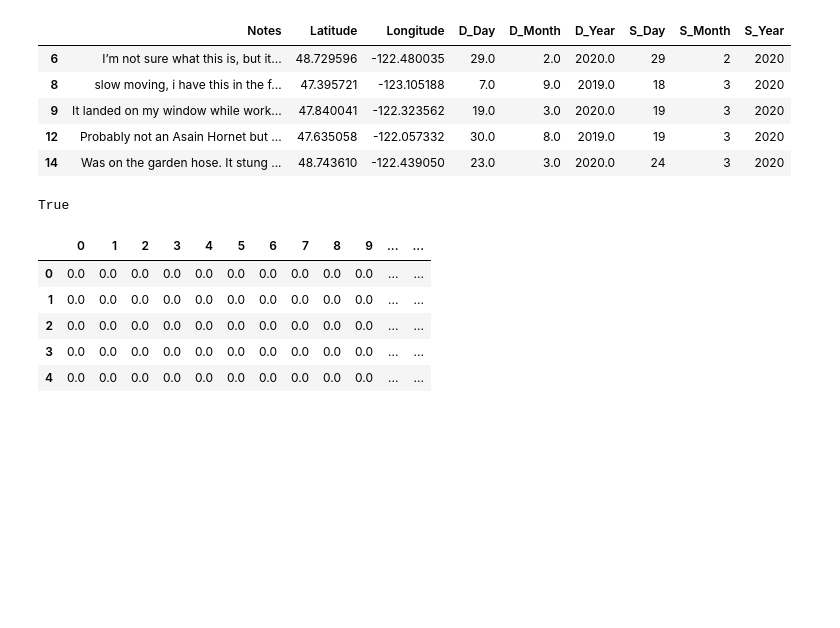
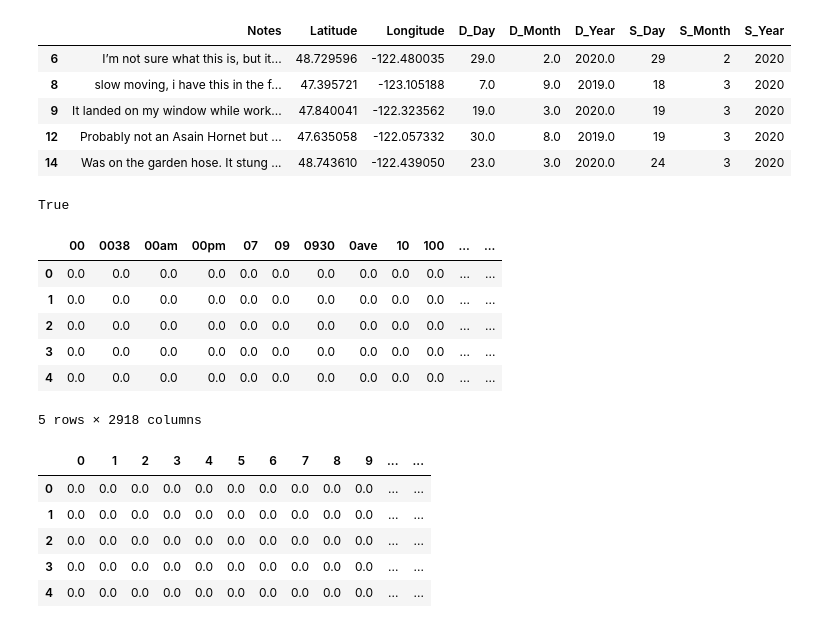
Before and after one commit to brfi3983/MCM2021, a Jupyter notebook: negative_clustering.ipynb, the cells around one changed output. Saved outputs shown, nothing was run; the diff lists cells and outputs as text; code cells hidden in the pictures; blank space fills up the shorter version.

```diff
--- a/negative_clustering.ipynb
+++ b/negative_clustering.ipynb
@@ -49,10 +67,20 @@ True
 df_words = np.array(pd.DataFrame(X.toarray()))
 # %%
 df_negative = np.array(df_negative)
+words = vectorizer.get_feature_names()
+words.extend(('Latitude','Longitude', 'd1', 'm1', 'y1', 'd2', 'm2', 'y2'))
 Xx = np.concatenate([df_words, df_negative], axis=1)
-df = pd.DataFrame(Xx)
+df = pd.DataFrame(Xx, columns=words)
 # df.drop(['3141'], axis=1)
-# df
+df.head()
+# %% [output]
+|  | 00 | 0038 | 00am | 00pm | 07 | 09 | 0930 | 0ave | 10 | 100 | ... | ... |
+| 0 | 0.0 | 0.0 | 0.0 | 0.0 | 0.0 | 0.0 | 0.0 | 0.0 | 0.0 | 0.0 | ... | ... |
+| 1 | 0.0 | 0.0 | 0.0 | 0.0 | 0.0 | 0.0 | 0.0 | 0.0 | 0.0 | 0.0 | ... | ... |
+| 2 | 0.0 | 0.0 | 0.0 | 0.0 | 0.0 | 0.0 | 0.0 | 0.0 | 0.0 | 0.0 | ... | ... |
+| 3 | 0.0 | 0.0 | 0.0 | 0.0 | 0.0 | 0.0 | 0.0 | 0.0 | 0.0 | 0.0 | ... | ... |
+| 4 | 0.0 | 0.0 | 0.0 | 0.0 | 0.0 | 0.0 | 0.0 | 0.0 | 0.0 | 0.0 | ... | ... |
+5 rows × 2918 columns
 # %%
 df.head()
 # %% [output]
```
Also changed, not shown: parts of 4 cells of this notebook, 16 other files.
